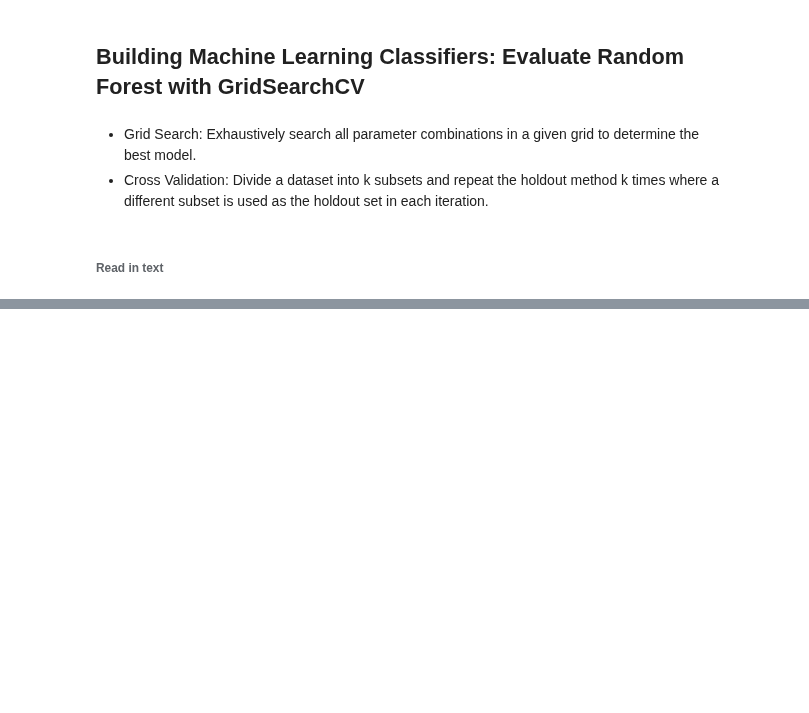
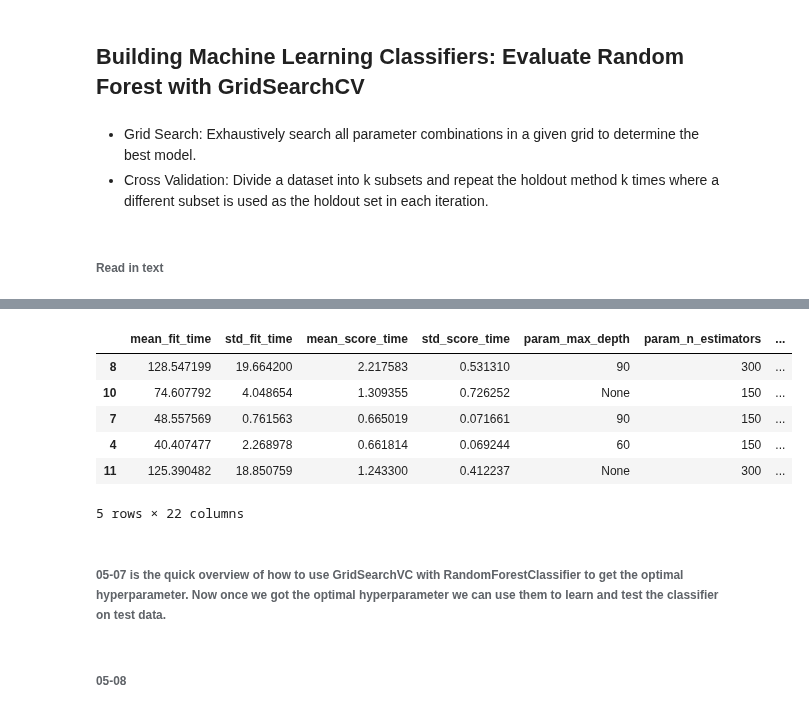
Before and after one commit to panchu93/ML, a Jupyter notebook: handsOn/NLP/NLP-Basics-checkpoint.ipynb, the cells around one changed output, grey strips where cells are left out. Cells and saved outputs as stored; diff of their text form; code cells hidden in the pictures; blank space fills up the shorter version.

```diff
--- a/handsOn/NLP/NLP-Basics-checkpoint.ipynb
+++ b/handsOn/NLP/NLP-Basics-checkpoint.ipynb
@@ -1488,0 +1585,22 @@ data.columns = ['label', 'body_text']
+# %%
+rf_tfidf = RandomForestClassifier()
+param_grid = {
+    'n_estimators': [10, 150, 300],
+    'max_depth': [30, 60, 90, None],
+}
+
+grid_search = GridSearchCV(estimator=rf_tfidf, param_grid=param_grid, n_jobs=-1, cv=5)
+grid_search_result = grid_search.fit(x_count_features, data['label'])
+pd.DataFrame(grid_search_result.cv_results_).sort_values('mean_test_score', ascending=False)[0:5]
+# %% [output]
+|  | mean_fit_time | std_fit_time | mean_score_time | std_score_time | param_max_depth | param_n_estimators | ... |
+| 8 | 128.547199 | 19.664200 | 2.217583 | 0.531310 | 90 | 300 | ... |
+| 10 | 74.607792 | 4.048654 | 1.309355 | 0.726252 | None | 150 | ... |
+| 7 | 48.557569 | 0.761563 | 0.665019 | 0.071661 | 90 | 150 | ... |
+| 4 | 40.407477 | 2.268978 | 0.661814 | 0.069244 | 60 | 150 | ... |
+| 11 | 125.390482 | 18.850759 | 1.243300 | 0.412237 | None | 300 | ... |
+5 rows × 22 columns
+# %% [markdown]
+###### 05-07 is the quick overview of how to use GridSearchVC with RandomForestClassifier to get the optimal hyperparameter. Now once we got the optimal hyperparameter we can use them to learn and test the classifier on test data.
+# %% [markdown]
+###### 05-08
```
Also changed, not shown: parts of 12 cells of this notebook, 1 other file.
